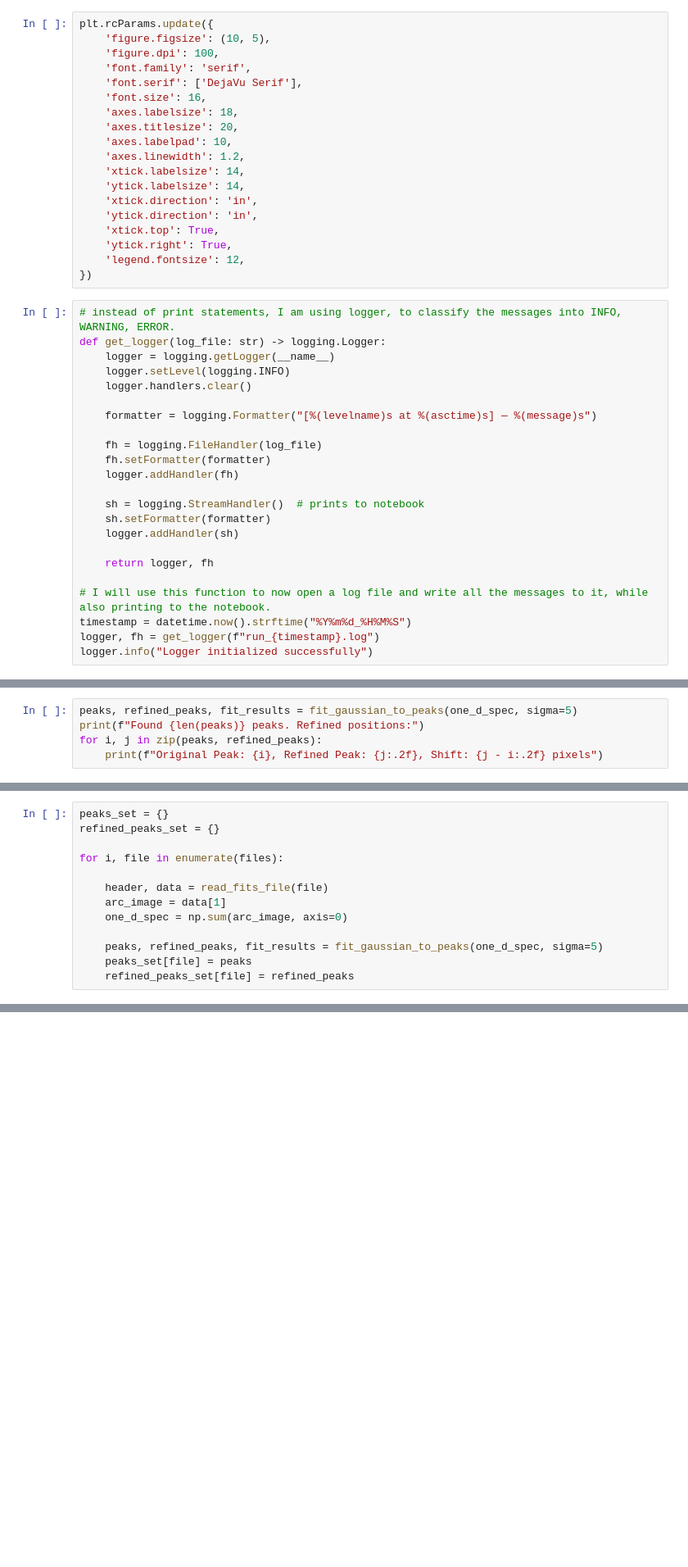
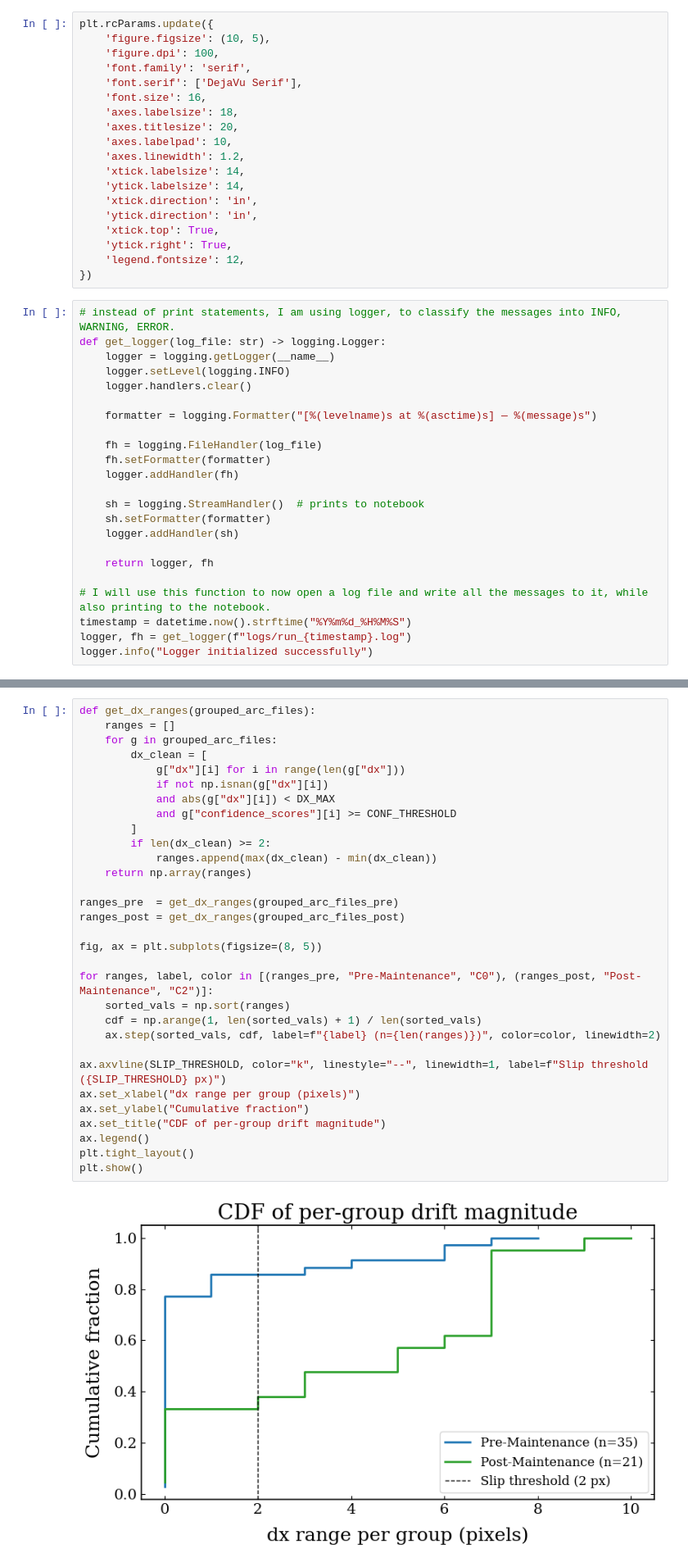
Before and after one commit to anirudhsalgundi/soar_mask_slip_study, a Jupyter notebook: soar_mask_slip_analysis.ipynb, the cells around one changed output, grey strips where cells are left out. Shown at 82% size. Cells and saved outputs as stored; diff of their text form; blank space fills up the shorter version.

```diff
--- a/soar_mask_slip_analysis.ipynb
+++ b/soar_mask_slip_analysis.ipynb
@@ -64,6 +63,6 @@ def get_logger(log_file: str) -> logging.Logger:
 
 # I will use this function to now open a log file and write all the messages to it, while also printing to the notebook.
 timestamp = datetime.now().strftime("%Y%m%d_%H%M%S")
-logger, fh = get_logger(f"run_{timestamp}.log")
+logger, fh = get_logger(f"logs/run_{timestamp}.log")
 logger.info("Logger initialized successfully")
 # %% [output]
@@ -2331,5 +591,0 @@ def fit_gaussian_to_peaks(one_d_spec, sigma, x_window=10):
-# %%
-peaks, refined_peaks, fit_results = fit_gaussian_to_peaks(one_d_spec, sigma=5)
-print(f"Found {len(peaks)} peaks. Refined positions:")
-for i, j in zip(peaks, refined_peaks):
-    print(f"Original Peak: {i}, Refined Peak: {j:.2f}, Shift: {j - i:.2f} pixels")
@@ -2350,13 +591,0 @@ plt.show()
-# %%
-peaks_set = {}
-refined_peaks_set = {}
-
-for i, file in enumerate(files):
-
-    header, data = read_fits_file(file)
-    arc_image = data[1]
-    one_d_spec = np.sum(arc_image, axis=0)
-
-    peaks, refined_peaks, fit_results = fit_gaussian_to_peaks(one_d_spec, sigma=5)
-    peaks_set[file] = peaks
-    refined_peaks_set[file] = refined_peaks
@@ -2537,0 +667,33 @@ for group in grouped_arc_files:
+# %%
+def get_dx_ranges(grouped_arc_files):
+    ranges = []
+    for g in grouped_arc_files:
+        dx_clean = [
+            g["dx"][i] for i in range(len(g["dx"]))
+            if not np.isnan(g["dx"][i])
+            and abs(g["dx"][i]) < DX_MAX
+            and g["confidence_scores"][i] >= CONF_THRESHOLD
+        ]
+        if len(dx_clean) >= 2:
+            ranges.append(max(dx_clean) - min(dx_clean))
+    return np.array(ranges)
+
+ranges_pre  = get_dx_ranges(grouped_arc_files_pre)
+ranges_post = get_dx_ranges(grouped_arc_files_post)
+
+fig, ax = plt.subplots(figsize=(8, 5))
+
+for ranges, label, color in [(ranges_pre, "Pre-Maintenance", "C0"), (ranges_post, "Post-Maintenance", "C2")]:
+    sorted_vals = np.sort(ranges)
+    cdf = np.arange(1, len(sorted_vals) + 1) / len(sorted_vals)
+    ax.step(sorted_vals, cdf, label=f"{label} (n={len(ranges)})", color=color, linewidth=2)
+
+ax.axvline(SLIP_THRESHOLD, color="k", linestyle="--", linewidth=1, label=f"Slip threshold ({SLIP_THRESHOLD} px)")
+ax.set_xlabel("dx range per group (pixels)")
+ax.set_ylabel("Cumulative fraction")
+ax.set_title("CDF of per-group drift magnitude")
+ax.legend()
+plt.tight_layout()
+plt.show()
+# %% [output]
+[figure, added]
```
Also changed, not shown: parts of 69 cells of this notebook.
